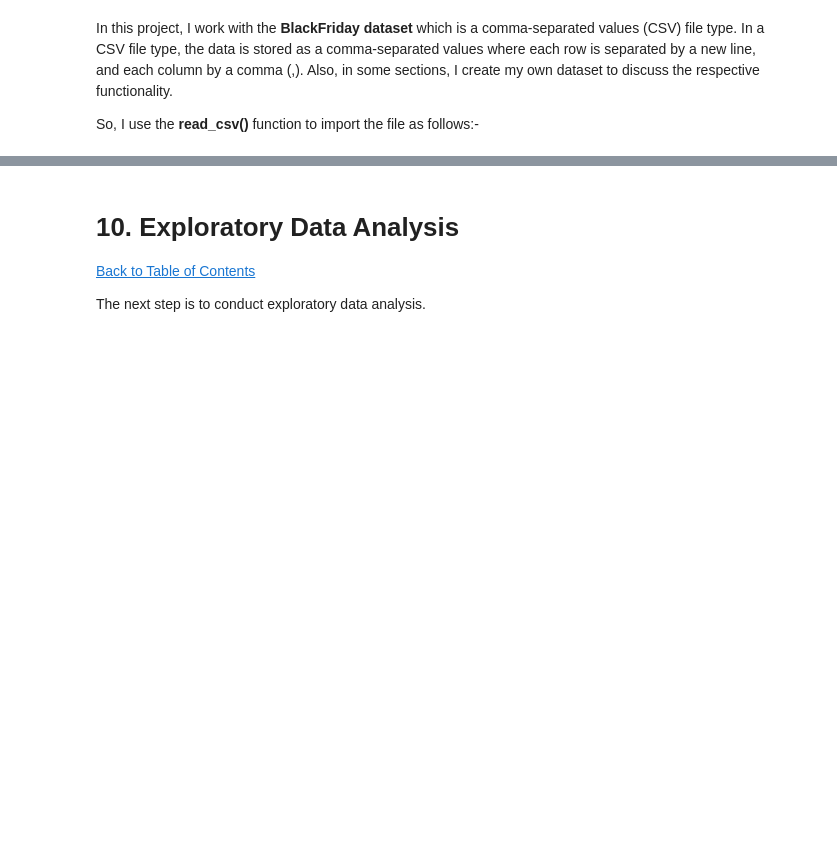
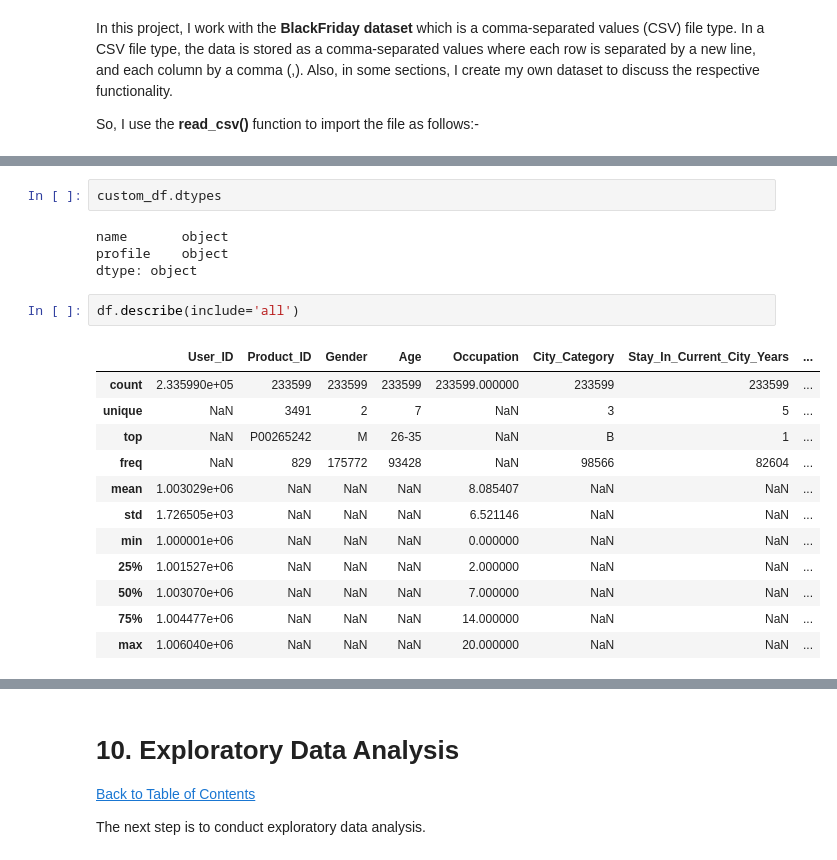
Before and after one commit to rahul8879/AI-HT, a Jupyter notebook: comprehensive-data-analysis-with-pandas.ipynb, the cells around one changed output, grey strips where cells are left out. Drawn from its saved outputs; the diff is of its cells as text; blank space fills up the shorter version.

```diff
--- a/comprehensive-data-analysis-with-pandas.ipynb
+++ b/comprehensive-data-analysis-with-pandas.ipynb
@@ -448,0 +472,21 @@ df = pd.read_csv(data)
+# %%
+custom_df.dtypes
+# %% [output]
+name       object
+profile    object
+dtype: object
+# %%
+df.describe(include='all')
+# %% [output]
+|  | User_ID | Product_ID | Gender | Age | Occupation | City_Category | Stay_In_Current_City_Years | ... |
+| count | 2.335990e+05 | 233599 | 233599 | 233599 | 233599.000000 | 233599 | 233599 | ... |
+| unique | NaN | 3491 | 2 | 7 | NaN | 3 | 5 | ... |
+| top | NaN | P00265242 | M | 26-35 | NaN | B | 1 | ... |
+| freq | NaN | 829 | 175772 | 93428 | NaN | 98566 | 82604 | ... |
+| mean | 1.003029e+06 | NaN | NaN | NaN | 8.085407 | NaN | NaN | ... |
+| std | 1.726505e+03 | NaN | NaN | NaN | 6.521146 | NaN | NaN | ... |
+| min | 1.000001e+06 | NaN | NaN | NaN | 0.000000 | NaN | NaN | ... |
+| 25% | 1.001527e+06 | NaN | NaN | NaN | 2.000000 | NaN | NaN | ... |
+| 50% | 1.003070e+06 | NaN | NaN | NaN | 7.000000 | NaN | NaN | ... |
+| 75% | 1.004477e+06 | NaN | NaN | NaN | 14.000000 | NaN | NaN | ... |
+| max | 1.006040e+06 | NaN | NaN | NaN | 20.000000 | NaN | NaN | ... |
```
Also changed, not shown: parts of 33 cells of this notebook, 2 other files.
